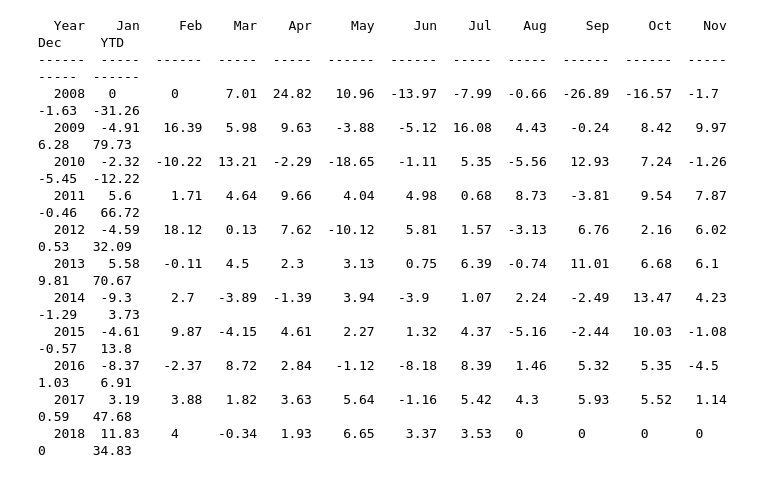
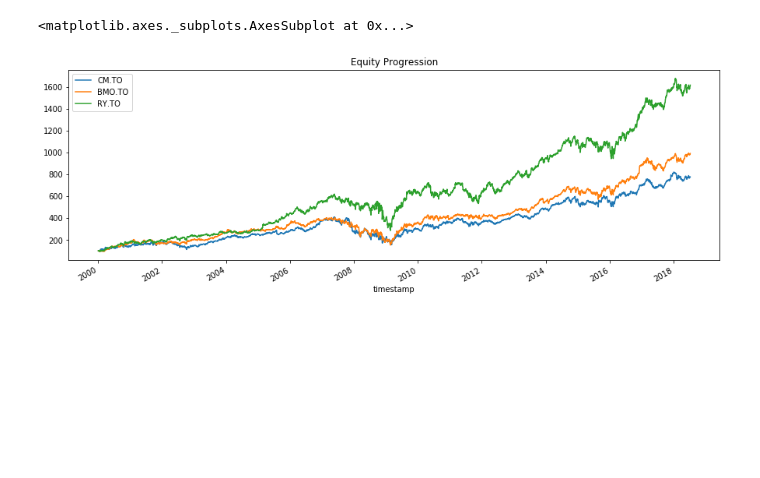
Before and after one commit to xexx12345/MISC, a Jupyter notebook: Equity Analysis.ipynb, the cells around one changed output. Saved outputs shown, nothing was run; the diff lists cells and outputs as text; code cells hidden in the pictures; blank space fills up the shorter version.

```diff
--- a/Equity Analysis.ipynb
+++ b/Equity Analysis.ipynb
@@ -91,16 +111,5 @@ perf.stats
-# %%
-perf['MA'].display_monthly_returns()
-# %% [output]
-  Year    Jan     Feb    Mar    Apr     May     Jun    Jul    Aug     Sep     Oct    Nov    Dec     YTD
-------  -----  ------  -----  -----  ------  ------  -----  -----  ------  ------  -----  -----  ------
-  2008   0       0      7.01  24.82   10.96  -13.97  -7.99  -0.66  -26.89  -16.57  -1.7   -1.63  -31.26
-  2009  -4.91   16.39   5.98   9.63   -3.88   -5.12  16.08   4.43   -0.24    8.42   9.97   6.28   79.73
-  2010  -2.32  -10.22  13.21  -2.29  -18.65   -1.11   5.35  -5.56   12.93    7.24  -1.26  -5.45  -12.22
-  2011   5.6     1.71   4.64   9.66    4.04    4.98   0.68   8.73   -3.81    9.54   7.87  -0.46   66.72
-  2012  -4.59   18.12   0.13   7.62  -10.12    5.81   1.57  -3.13    6.76    2.16   6.02   0.53   32.09
-  2013   5.58   -0.11   4.5    2.3     3.13    0.75   6.39  -0.74   11.01    6.68   6.1    9.81   70.67
-  2014  -9.3     2.7   -3.89  -1.39    3.94   -3.9    1.07   2.24   -2.49   13.47   4.23  -1.29    3.73
-  2015  -4.61    9.87  -4.15   4.61    2.27    1.32   4.37  -5.16   -2.44   10.03  -1.08  -0.57   13.8
-  2016  -8.37   -2.37   8.72   2.84   -1.12   -8.18   8.39   1.46    5.32    5.35  -4.5    1.03    6.91
-  2017   3.19    3.88   1.82   3.63    5.64   -1.16   5.42   4.3     5.93    5.52   1.14   0.59   47.68
-  2018  11.83    4     -0.34   1.93    6.65    3.37   3.53   0       0       0      0      0      34.83
+# %%
+perf.plot()
+# %% [output]
+<matplotlib.axes._subplots.AxesSubplot at 0x...>
+[figure, added]
```
Also changed, not shown: parts of 17 cells of this notebook.
